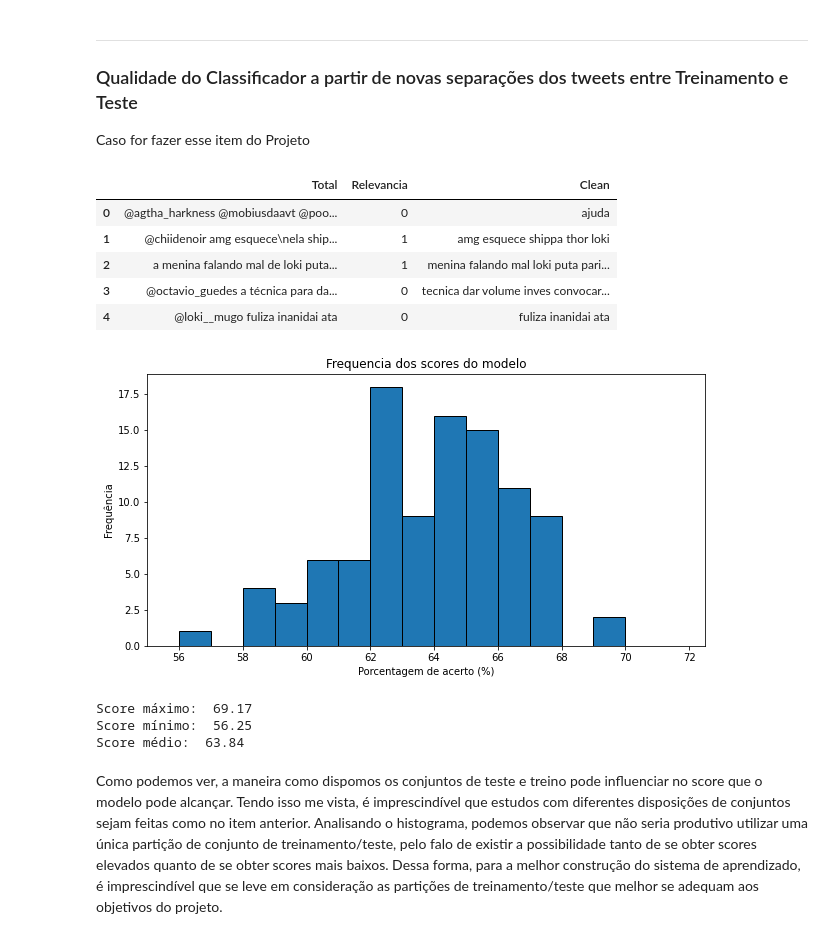
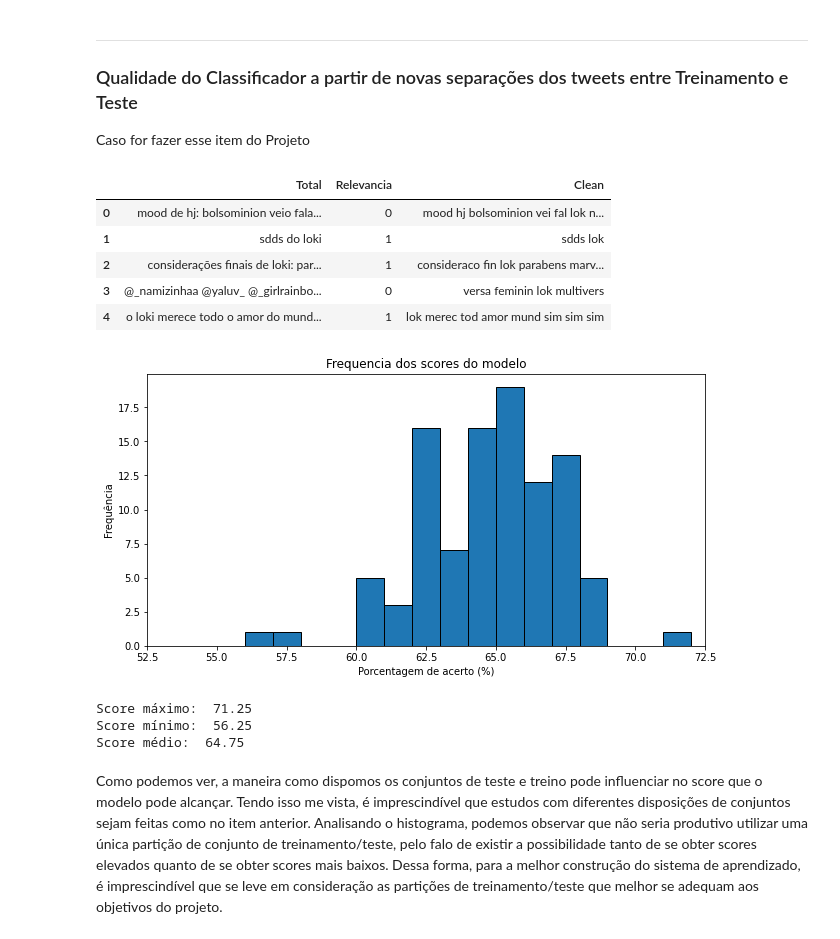
Before and after one commit to xValentim/Classificador_automatico_de_sentimentos, a Jupyter notebook: Classificador_NaiveBayes_Loki.ipynb, the cells around one changed output. Cells and saved outputs as stored; diff of their text form; code cells hidden in the pictures.

```diff
--- a/Classificador_NaiveBayes_Loki.ipynb
+++ b/Classificador_NaiveBayes_Loki.ipynb
@@ -41,7 +42,7 @@ C:\Users\gabri\Desktop\Matérias 2 semestre\cdados\P1\Classificador_automatico_d
 # %% [markdown]
 Carregando a base de dados com os tweets classificados como relevantes e não relevantes:
 # %%
-filename = 'assets/Loki_aleatório.xlsx'
+filename = 'assets/l.xlsx'
 # %%
 train = pd.read_excel(filename)
 train
@@ -109,6 +110,7 @@ def separa_emoji(tweet):
     return modified
 # %%
 # Passo 1
+stemmer = SnowballStemmer('portuguese')
 def limpa_frase(frase):
     # Primeiro, poe todas as palavras com letras minúsculas
     aux = frase.lower()
@@ -135,6 +137,14 @@ def limpa_frase(frase):
     # Sétimo, remove não alfa-numericos
     aux = re.sub("[^a-z0-9]"," ", aux)
 
+    # Oitavo, aplica Stemming
+    aux_2 = ''
+    lista_das_palavras = aux.split()
+    for palavra in lista_das_palavras:
+        nova_palavra = stemmer.stem(palavra)
+        aux_2 += nova_palavra + ' '
+    aux = aux_2.rstrip()
+
     return aux
 # %%
 # Passo 2
@@ -147,7 +157,7 @@ def tokenize(frase):
 nltk.download('stopwords')
 prep = nltk.corpus.stopwords.words('portuguese')
 prep.append('')
-prep = prep + ['n', 's']
+prep = prep + ['n', 's', 'pq', 'q', 'to', 'pra', 'ja']
 # %% [output]
 [nltk_data] Downloading package stopwords to
 [nltk_data]     C:\Users\gabri\AppData\Roaming\nltk_data...
@@ -572,11 +589,11 @@ full_data['Clean']=full_data['Total'].apply(limpa_tweet)
 full_data.head()
 # %% [output]
 |  | Total | Relevancia | Clean |
-| 0 | @agtha_harkness @mobiusdaavt @poo... | 0 | ajuda |
-| 1 | @chiidenoir amg esquece\nela ship... | 1 | amg esquece shippa thor loki |
-| 2 | a menina falando mal de loki puta... | 1 | menina falando mal loki puta pari... |
-| 3 | @octavio_guedes a técnica para da... | 0 | tecnica dar volume inves convocar... |
-| 4 | @loki__mugo fuliza inanidai ata | 0 | fuliza inanidai ata |
+| 0 | mood de hj: bolsominion veio fala... | 0 | mood hj bolsominion vei fal lok n... |
+| 1 | sdds do loki | 1 | sdds lok |
+| 2 | considerações finais de loki: par... | 1 | consideraco fin lok parabens marv... |
+| 3 | @_namizinhaa @yaluv_ @_girlrainbo... | 0 | versa feminin lok multivers |
+| 4 | o loki merece todo o amor do mund... | 1 | lok merec tod amor mund sim sim sim |
 # %%
 from sklearn.model_selection import train_test_split
 # %%
@@ -623,21 +640,21 @@ for i in range(100):
 # %%
 faixa=np.arange(30,99,1)
 plt.figure(figsize=(10, 5))
 plt.hist(lista_hist, bins=faixa, edgecolor='black', density=False)
 plt.title('Frequencia dos scores do modelo')
 plt.ylabel('Frequência')
 plt.xlabel('Porcentagem de acerto (%)')
-plt.xlim(55,72.5)
+plt.xlim(52.5,72.5)
 plt.show()
 # %% [output]
-[figure, old version]
+[figure, new version]
 # %%
 print('Score máximo: ', round(max(lista_hist), 2))
 print('Score mínimo: ', round(min(lista_hist), 2))
 print('Score médio: ', round(sum(lista_hist)/len(lista_hist), 2))
 # %% [output]
-Score máximo:  69.17
+Score máximo:  71.25
 Score mínimo:  56.25
-Score médio:  63.84
+Score médio:  64.75
 # %% [markdown]
 Como podemos ver, a maneira como dispomos os conjuntos de teste e treino pode influenciar no score que o modelo pode alcançar. Tendo isso me vista, é imprescindível que estudos com diferentes disposições de conjuntos sejam feitas como no item anterior. Analisando o histograma, podemos observar que não seria produtivo utilizar uma única partição de conjunto de treinamento/teste, pelo falo de existir a possibilidade tanto de se obter scores elevados quanto de se obter scores mais baixos. Dessa forma, para a melhor construção do sistema de aprendizado, é imprescindível que se leve em consideração as partições de treinamento/teste que melhor se adequam aos objetivos do projeto.
```
Also changed, not shown: parts of 11 cells of this notebook.
